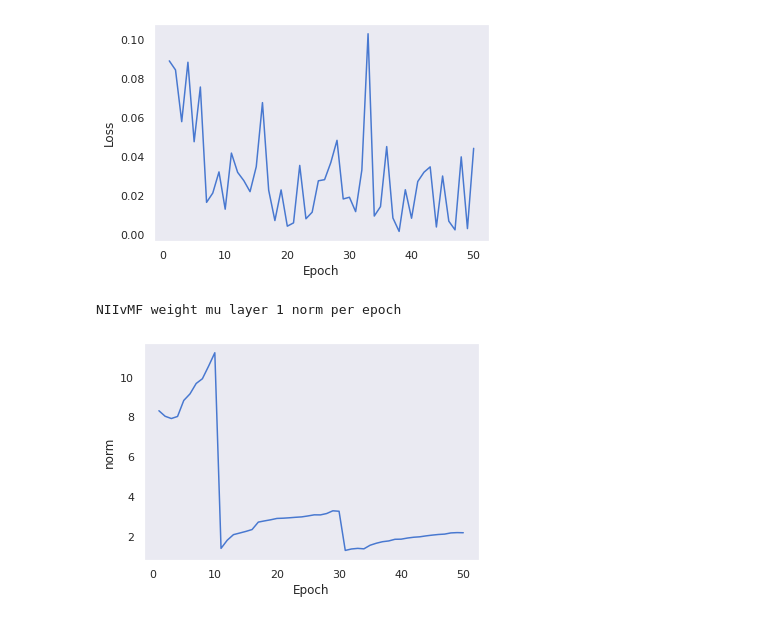
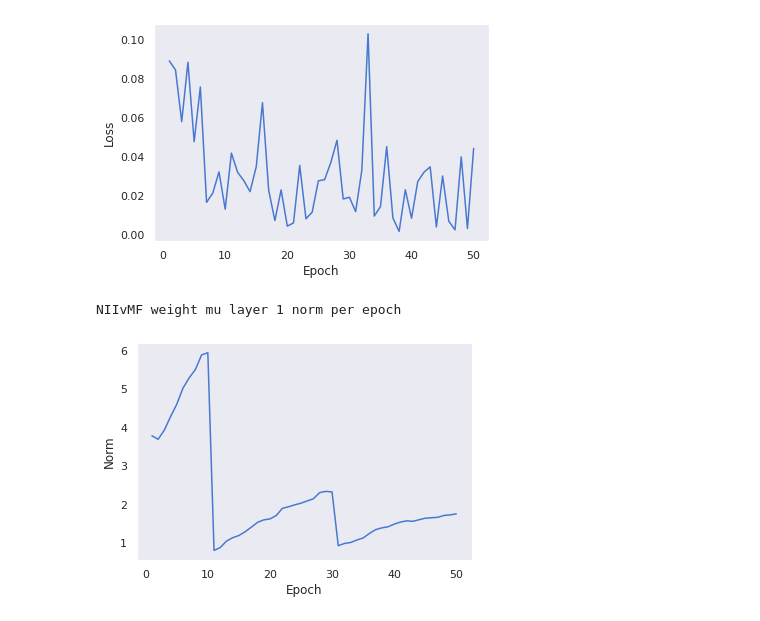
Before and after one commit to LeifMartin/BNN, a Jupyter notebook: Regression.ipynb, the cells around one changed output. Drawn from its saved outputs; the diff is of its cells as text; code cells hidden in the pictures.

Commit message:
Resolved averages of norms instead of first layer.

```diff
--- a/Regression.ipynb
+++ b/Regression.ipynb
@@ -272,7 +282,12 @@ for i in range(0, 1):
                                     shape = data_shape,CLASSES = 1)
         trtimes.append(train[1].detach().cpu().numpy())
         #print('max:',vMFRegression30.weight_mu[1].max())
-        norm_w_mu_layer1.append(torch.norm(vMFRegression30.weight_mu[1]).detach().cpu().numpy())
+        norm = 0
+        for i in vMFRegression30.weight_mu:
+            norm+=i
+        #norm = norm
+        norm_w_mu_layer1.append(torch.norm(norm).detach().cpu().numpy()/len(vMFRegression30.weight_mu))
+        #norm_w_mu_layer1.append(torch.norm(vMFRegression30.weight_mu[1]).detach().cpu().numpy())
 
     loss, outputs, output = test_ensemble.test_ensemble(vMFRegression30,dTEST_CARBON,TEST_SAMPLES,TEST_BATCH_SIZE,TEST_BATCH_SIZE,
                                       CLASSES,DEVICE,shape = data_shape,classification = False,plot = True)
@@ -305,7 +320,12 @@ for epoch in range(epochs):
                                 shape = data_shape,CLASSES = 1)
     trtimes.append(train[1].detach().cpu().numpy())
     #print('max:',vMFRegression30.weight_mu[1].max())
-    norm_w_mu_layer1.append(torch.norm(vMFRegression30.weight_mu[1]).detach().cpu().numpy())
+    norm = 0
+    for i in vMFRegression30.weight_mu:
+        norm+=i
+    #norm = norm
+    norm_w_mu_layer1.append(torch.norm(norm).detach().cpu().numpy()/len(vMFRegression30.weight_mu))
+
 loss, outputs, output = test_ensemble.test_ensemble(vMFRegression30,dTEST_CARBON,TEST_SAMPLES,TEST_BATCH_SIZE,TEST_BATCH_SIZE,
                                   CLASSES,DEVICE,shape = data_shape,classification = False,plot = True)
 print('vMF 50 epoch')
@@ -428,8 +448,11 @@ for i in range(0, 1):
                                     shape = data_shape,CLASSES = 1)
         trtimes.append(train[1].detach().cpu().numpy())
         #print('max:',vMFRegression.weight_mu[1].max())
-        norm_w_mu_layer1.append(torch.norm(vMFRegression.weight_mu[1]).detach().cpu().numpy())
-
+        norm = 0
+        for i in vMFRegression.weight_mu:
+            norm+=i
+        #norm = norm
+        norm_w_mu_layer1.append(torch.norm(norm).detach().cpu().numpy()/len(vMFRegression.weight_mu))
     loss, outputs, output = test_ensemble.test_ensemble(vMFRegression,dTEST_CARBON,TEST_SAMPLES,TEST_BATCH_SIZE,TEST_BATCH_SIZE,
                                       CLASSES,DEVICE,shape = data_shape,classification = False,plot = True)
     print('vMF 25 epoch')
@@ -484,8 +507,11 @@ for i in range(0, 1):
                                     shape = data_shape,CLASSES = 1)
         trtimes.append(train[1].detach().cpu().numpy())
         print('max:',vMFRegression2.weight_mu[1].max())
-        norm_w_mu_layer1.append(torch.norm(vMFRegression2.weight_mu[1]).detach().cpu().numpy())
-
+        norm = 0
+        for i in vMFRegression2.weight_mu:
+            norm+=i
+        #norm = norm
+        norm_w_mu_layer1.append(torch.norm(norm).detach().cpu().numpy()/len(vMFRegression2.weight_mu))
     loss, outputs, output = test_ensemble.test_ensemble(vMFRegression2,dTEST_CARBON,TEST_SAMPLES,TEST_BATCH_SIZE,TEST_BATCH_SIZE,
                                       CLASSES,DEVICE,shape = data_shape,classification = False,plot = True)
     print('vMF 30+20 epoch NII')
@@ -560,8 +586,11 @@ for i in range(0, 1):
                                     shape = data_shape,CLASSES = 1)
         trtimes.append(train[1].detach().cpu().numpy())
         #print('max:',vMFRegression3.weight_mu[1].max())
-        norm_w_mu_layer1.append(torch.norm(vMFRegression3.weight_mu[1]).detach().cpu().numpy())
-
+        norm = 0
+        for i in vMFRegression3.weight_mu:
+            norm+=i
+        #norm = norm
+        norm_w_mu_layer1.append(torch.norm(norm).detach().cpu().numpy()/len(vMFRegression3.weight_mu))
     loss, outputs, output = test_ensemble.test_ensemble(vMFRegression3,dTEST_CARBON,TEST_SAMPLES,TEST_BATCH_SIZE,TEST_BATCH_SIZE,
                                       CLASSES,DEVICE,shape = data_shape,classification = False,plot = True)
     print('vMF 10+20+20 epoch NII')
@@ -599,13 +628,13 @@ NIIvMF loss curve, 50 epoch regression
 # %%
 x = []
 for i in range(50):
     x.append(i+1)
 print('NIIvMF weight mu layer 1 norm per epoch')
 plt.xlabel('Epoch')
-plt.ylabel('norm')
+plt.ylabel('Norm')
 plt.plot(x,norm_w_mu_layer1)
-plt.savefig('Plots/NIIvMF_norm_50_epoch_regression.png')
+plt.savefig('Plots/NIIvMF_norm_50_epoch_regression.png', dpi=250)
 plt.show()
 # %% [output]
 NIIvMF weight mu layer 1 norm per epoch
-[figure, old version]
+[figure, new version]
```
Also changed, not shown: parts of 8 cells of this notebook.
